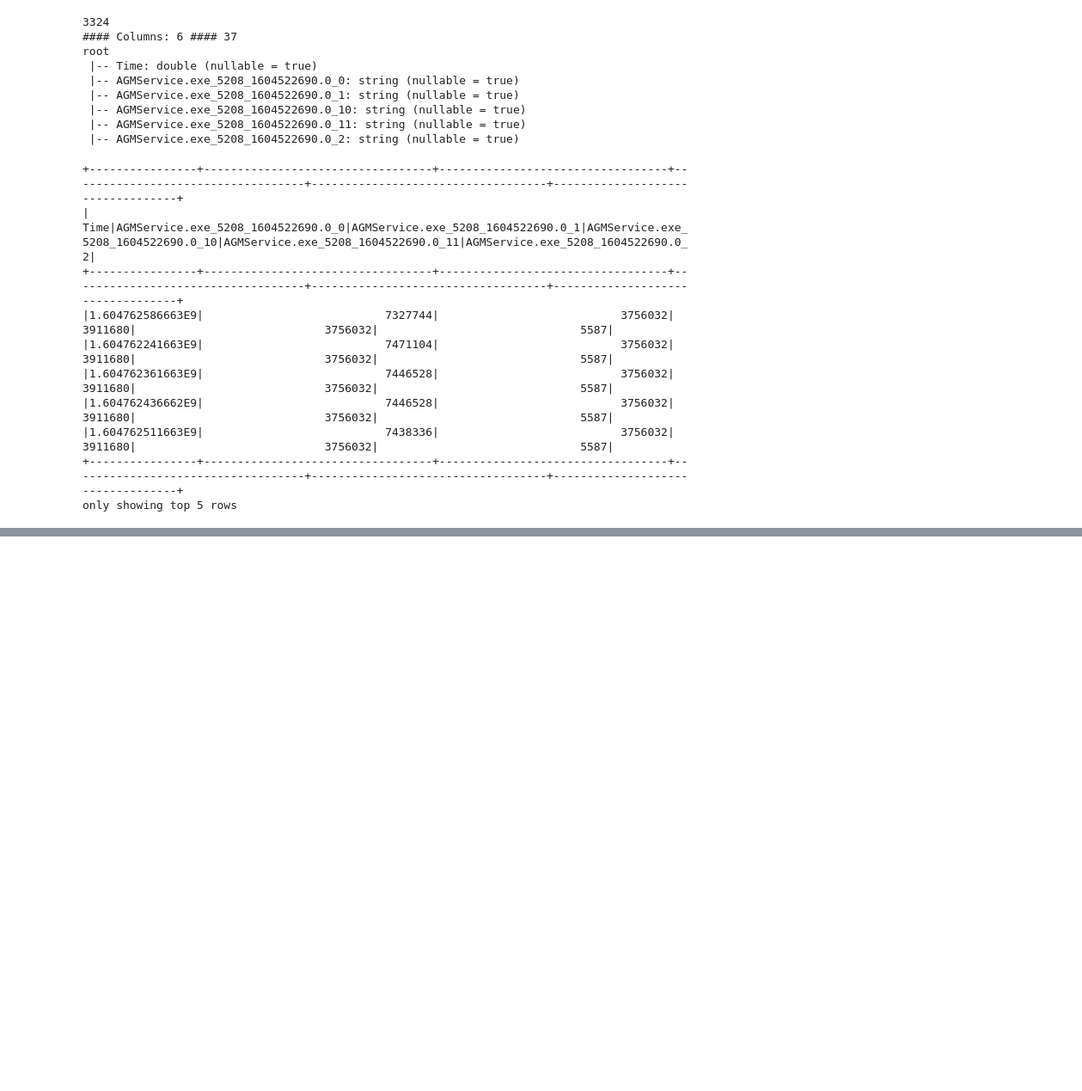
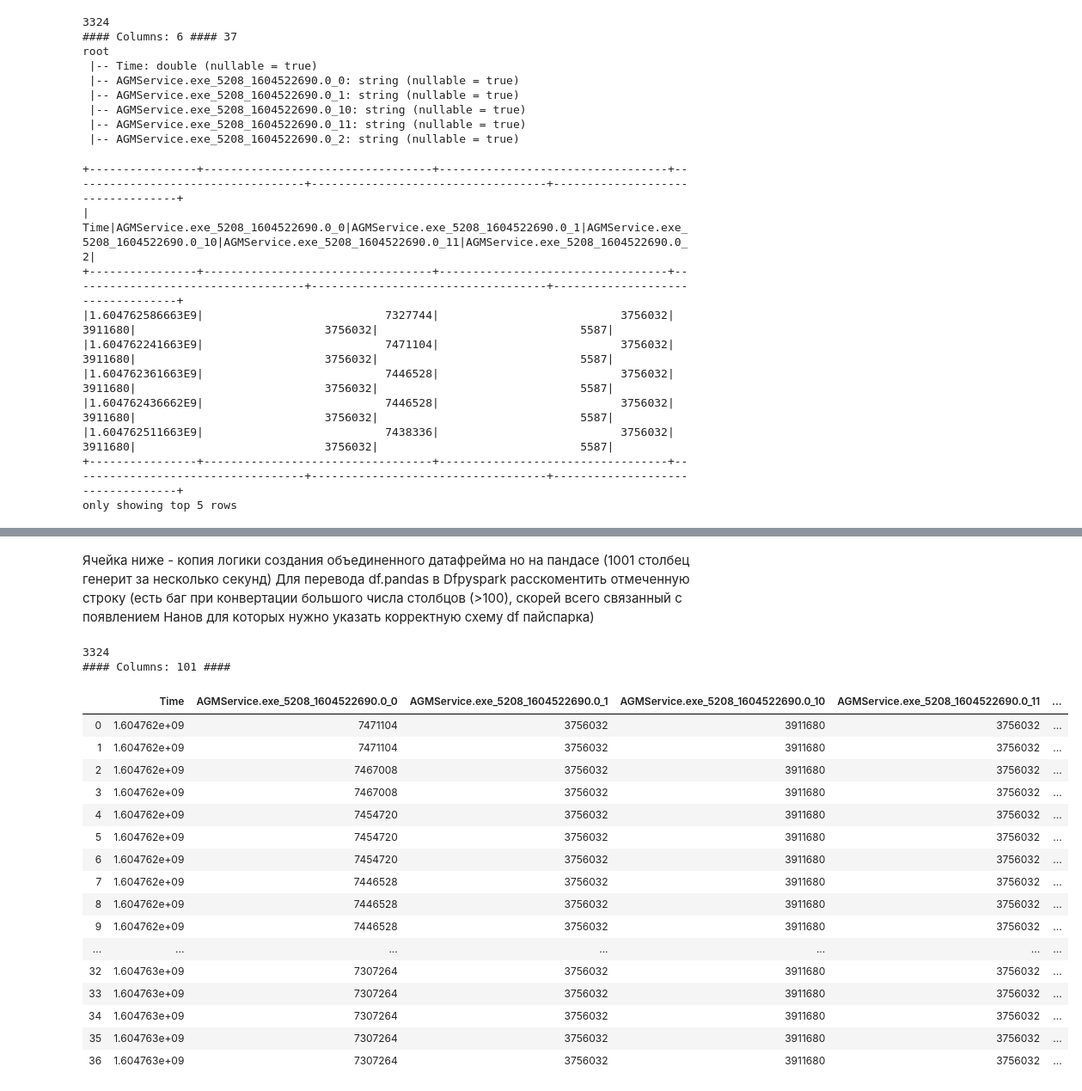
Before and after one commit to al1928/MonitoringSystem, a Jupyter notebook: testDFspark.ipynb, the cells around one changed output, grey strips where cells are left out. Shown: that part at 86% size. Saved outputs shown, nothing was run; the diff lists cells and outputs as text; code cells hidden in the pictures; blank space fills up the shorter version.

Commit message:
up testDFspark.ipynb (довлена возможность наглядного тестирования при помощи пандасовского датафрейма)

```diff
--- a/testDFspark.ipynb
+++ b/testDFspark.ipynb
@@ -76,3 +76,11 @@ df.show(5)
 |1.604762511663E9|                           7438336|                           3756032|                            3911680|                            3756032|                              5587|
 +----------------+----------------------------------+----------------------------------+-----------------------------------+-----------------------------------+----------------------------------+
 only showing top 5 rows
+# %%
+import pandas as pd
+from IPython.display import display
+
+pd.options.display.max_columns = None
+
+pandasDF = df.toPandas()
+display(pandasDF.head())
@@ -79,2 +94,56 @@ only showing top 5 rows
+# %% [markdown]
+Ячейка ниже - копия логики создания объединенного датафрейма но на пандасе (1001 столбец генерит за несколько секунд)
+Для перевода df.pandas в Dfpyspark расскоментить отмеченную строку (есть баг при конвертации большого числа столбцов (>100), скорей всего связанный с появлением Нанов для которых нужно указать корректную схему df пайспарка)
+# %%
+# response = requests.get('http://localhost:9090/api/v1/query?query=' + 'PIDMemory' + '[24h]')
+# listData = response.json()
+
+with open('C:/Users/Lenovo/Desktop/repoMon/MonitoringSystem/query.json', 'r') as j:
+    json_data = json.load(j)
+    # print(json_data)
+
+resourceTypeDict = getResourceDict(json_data)
+column_list = list(resourceTypeDict.keys())
+print(len(column_list))
+data = list(resourceTypeDict.values())
+col = ['Time'] + list(resourceTypeDict.keys())
+
+pdf = None
+for el in column_list[:100]: #
+#     df_schema = StructType([StructField("Time", FloatType(), True), StructField(el, DoubleType(), True)])
+    if pdf is None:
+        pdf = pd.DataFrame(resourceTypeDict[el], columns=["Time", el])
+#         df = df.toDF("Time", el)
+    else:
+        pdf_right = pd.DataFrame(resourceTypeDict[el], columns=["Time", el])
+#         .toDF("Time", el)
+        # df_right[el] = df_right[el].withColumn(el, df_right[el].cast('int').alias(el))
+        # df_right[el] = df_right[el].cast(FloatType())
+        pdf = pdf.join(pdf_right.set_index("Time"), on ="Time")
+
+# df_spark = spark.createDataFrame(pdf)
+print(f"#### Columns: {len(pdf.columns)} #### ")
+pdf
+# df.show()
+# %% [output]
+3324
+#### Columns: 101 ####
+|  | Time | AGMService.exe_5208_1604522690.0_0 | AGMService.exe_5208_1604522690.0_1 | AGMService.exe_5208_1604522690.0_10 | AGMService.exe_5208_1604522690.0_11 | ... |
+| 0 | 1.604762e+09 | 7471104 | 3756032 | 3911680 | 3756032 | ... |
+| 1 | 1.604762e+09 | 7471104 | 3756032 | 3911680 | 3756032 | ... |
+| 2 | 1.604762e+09 | 7467008 | 3756032 | 3911680 | 3756032 | ... |
+| 3 | 1.604762e+09 | 7467008 | 3756032 | 3911680 | 3756032 | ... |
+| 4 | 1.604762e+09 | 7454720 | 3756032 | 3911680 | 3756032 | ... |
+| 5 | 1.604762e+09 | 7454720 | 3756032 | 3911680 | 3756032 | ... |
+| 6 | 1.604762e+09 | 7454720 | 3756032 | 3911680 | 3756032 | ... |
+| 7 | 1.604762e+09 | 7446528 | 3756032 | 3911680 | 3756032 | ... |
+| 8 | 1.604762e+09 | 7446528 | 3756032 | 3911680 | 3756032 | ... |
+| 9 | 1.604762e+09 | 7446528 | 3756032 | 3911680 | 3756032 | ... |
+| ... | ... | ... | ... | ... | ... | ... |
+| 32 | 1.604763e+09 | 7307264 | 3756032 | 3911680 | 3756032 | ... |
+| 33 | 1.604763e+09 | 7307264 | 3756032 | 3911680 | 3756032 | ... |
+| 34 | 1.604763e+09 | 7307264 | 3756032 | 3911680 | 3756032 | ... |
+| 35 | 1.604763e+09 | 7307264 | 3756032 | 3911680 | 3756032 | ... |
+| 36 | 1.604763e+09 | 7307264 | 3756032 | 3911680 | 3756032 | ... |
 # %%
 # %% [output]
```
Also changed, not shown: parts of 3 cells of this notebook.
